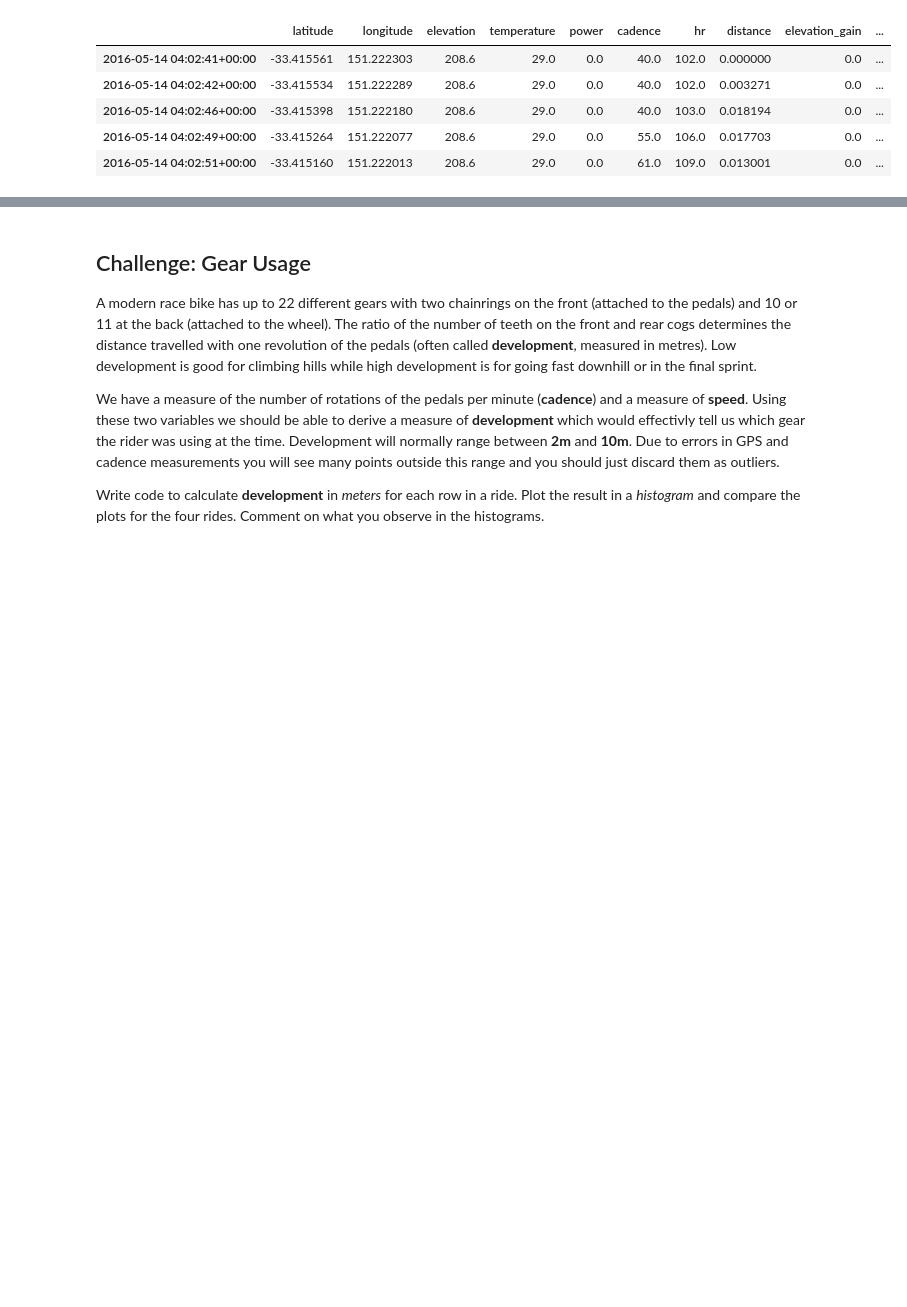
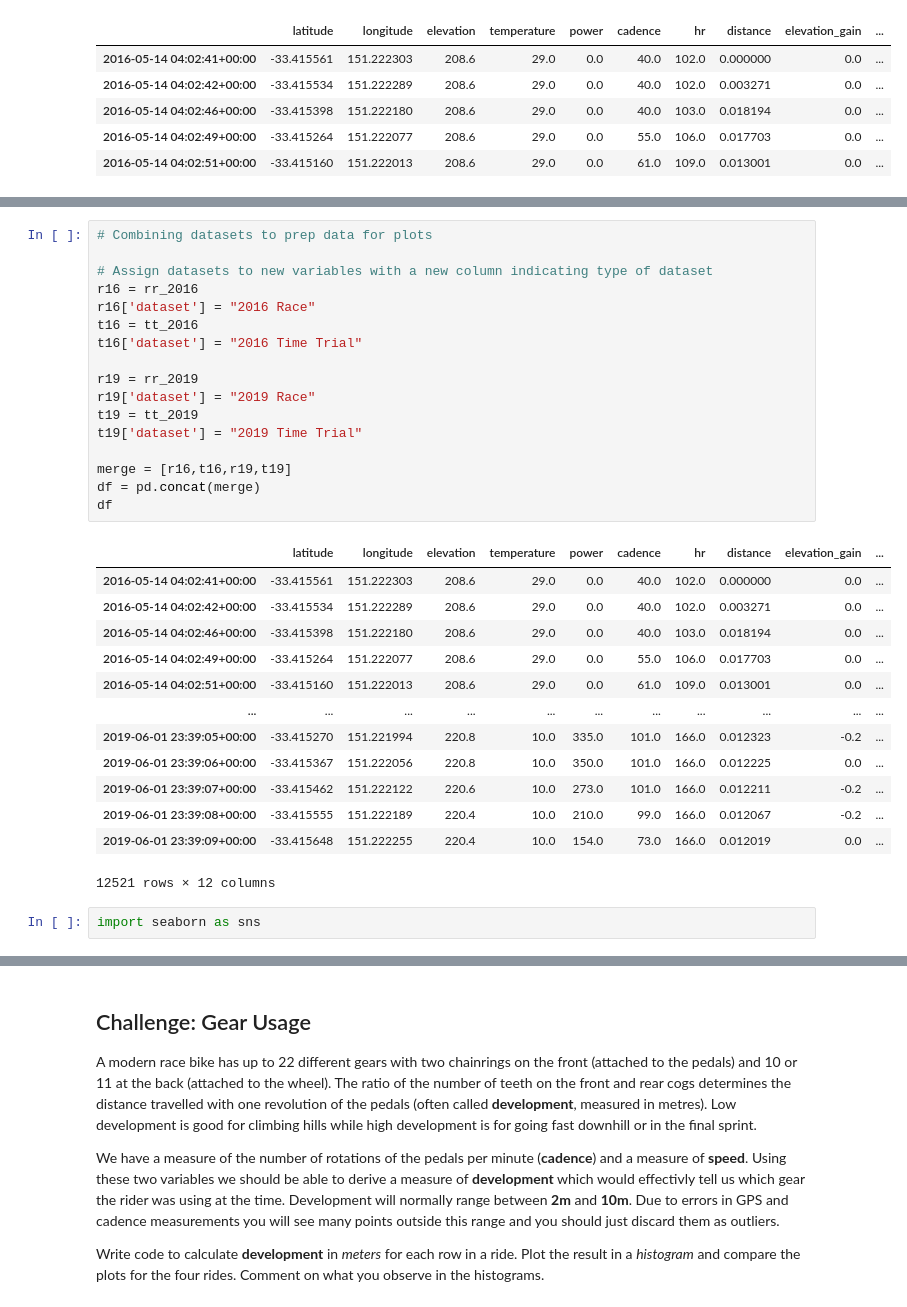
Before and after one commit to walthersy/DataScience-Portfolio, a Jupyter notebook: Portfolio 1.ipynb, the cells around one changed output, grey strips where cells are left out. Cells and saved outputs as stored; diff of their text form; blank space fills up the shorter version.

```diff
--- a/Portfolio 1.ipynb
+++ b/Portfolio 1.ipynb
@@ -84 +77,34 @@ rr_2016.describe()
+# %%
+# Combining datasets to prep data for plots
+
+# Assign datasets to new variables with a new column indicating type of dataset
+r16 = rr_2016
+r16['dataset'] = "2016 Race"
+t16 = tt_2016
+t16['dataset'] = "2016 Time Trial"
+
+r19 = rr_2019
+r19['dataset'] = "2019 Race"
+t19 = tt_2019
+t19['dataset'] = "2019 Time Trial"
+
+merge = [r16,t16,r19,t19]
+df = pd.concat(merge)
+df
+# %% [output]
+|  | latitude | longitude | elevation | temperature | power | cadence | hr | distance | elevation_gain | ... |
+| 2016-05-14 04:02:41+00:00 | -33.415561 | 151.222303 | 208.6 | 29.0 | 0.0 | 40.0 | 102.0 | 0.000000 | 0.0 | ... |
+| 2016-05-14 04:02:42+00:00 | -33.415534 | 151.222289 | 208.6 | 29.0 | 0.0 | 40.0 | 102.0 | 0.003271 | 0.0 | ... |
+| 2016-05-14 04:02:46+00:00 | -33.415398 | 151.222180 | 208.6 | 29.0 | 0.0 | 40.0 | 103.0 | 0.018194 | 0.0 | ... |
+| 2016-05-14 04:02:49+00:00 | -33.415264 | 151.222077 | 208.6 | 29.0 | 0.0 | 55.0 | 106.0 | 0.017703 | 0.0 | ... |
+| 2016-05-14 04:02:51+00:00 | -33.415160 | 151.222013 | 208.6 | 29.0 | 0.0 | 61.0 | 109.0 | 0.013001 | 0.0 | ... |
+| ... | ... | ... | ... | ... | ... | ... | ... | ... | ... | ... |
+| 2019-06-01 23:39:05+00:00 | -33.415270 | 151.221994 | 220.8 | 10.0 | 335.0 | 101.0 | 166.0 | 0.012323 | -0.2 | ... |
+| 2019-06-01 23:39:06+00:00 | -33.415367 | 151.222056 | 220.8 | 10.0 | 350.0 | 101.0 | 166.0 | 0.012225 | 0.0 | ... |
+| 2019-06-01 23:39:07+00:00 | -33.415462 | 151.222122 | 220.6 | 10.0 | 273.0 | 101.0 | 166.0 | 0.012211 | -0.2 | ... |
+| 2019-06-01 23:39:08+00:00 | -33.415555 | 151.222189 | 220.4 | 10.0 | 210.0 | 99.0 | 166.0 | 0.012067 | -0.2 | ... |
+| 2019-06-01 23:39:09+00:00 | -33.415648 | 151.222255 | 220.4 | 10.0 | 154.0 | 73.0 | 166.0 | 0.012019 | 0.0 | ... |
+12521 rows × 12 columns
+# %%
+import seaborn as sns
 # %%
```
Also changed, not shown: parts of 7 cells of this notebook.
